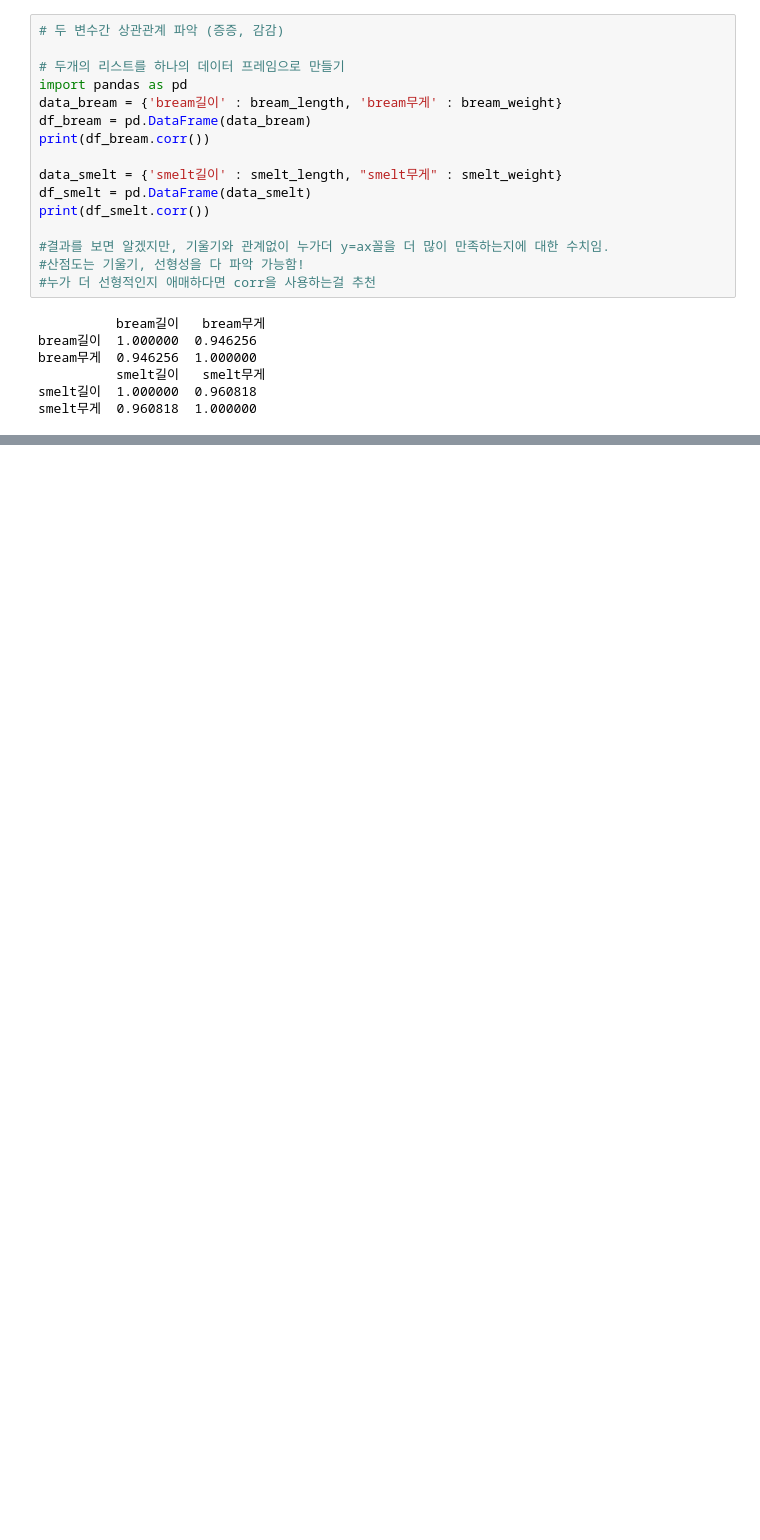
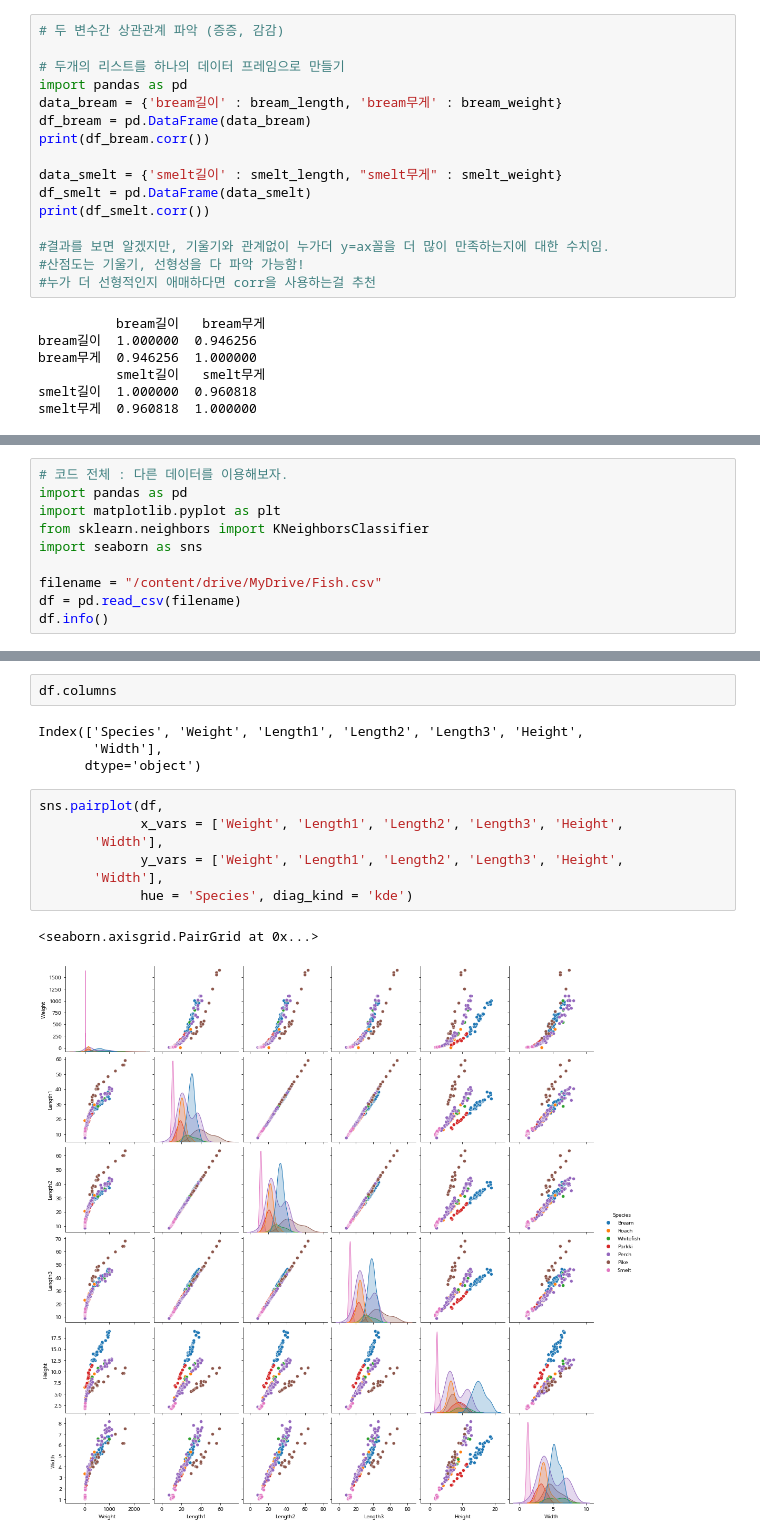
Before and after one commit to swleegit/Hongong_ML, a Jupyter notebook: BreamAndSmelt.ipynb, the cells around one changed output, grey strips where cells are left out. Saved outputs shown, nothing was run; the diff lists cells and outputs as text; blank space fills up the shorter version.

```diff
--- a/BreamAndSmelt.ipynb
+++ b/BreamAndSmelt.ipynb
@@ -157,0 +259,10 @@ fish_target
+# %%
+# 코드 전체 : 다른 데이터를 이용해보자.
+import pandas as pd
+import matplotlib.pyplot as plt
+from sklearn.neighbors import KNeighborsClassifier
+import seaborn as sns
+
+filename = "/content/drive/MyDrive/Fish.csv"
+df = pd.read_csv(filename)
+df.info()
@@ -157,0 +284,16 @@ fish_target
+# %%
+df.columns
+# %% [output]
+Index(['Species', 'Weight', 'Length1', 'Length2', 'Length3', 'Height',
+       'Width'],
+      dtype='object')
+# %%
+sns.pairplot(df,
+             x_vars = ['Weight', 'Length1', 'Length2', 'Length3', 'Height',
+       'Width'],
+             y_vars = ['Weight', 'Length1', 'Length2', 'Length3', 'Height',
+       'Width'],
+             hue = 'Species', diag_kind = 'kde')
+# %% [output]
+<seaborn.axisgrid.PairGrid at 0x...>
+[figure, added]
```
Also changed, not shown: parts of 43 cells of this notebook.
